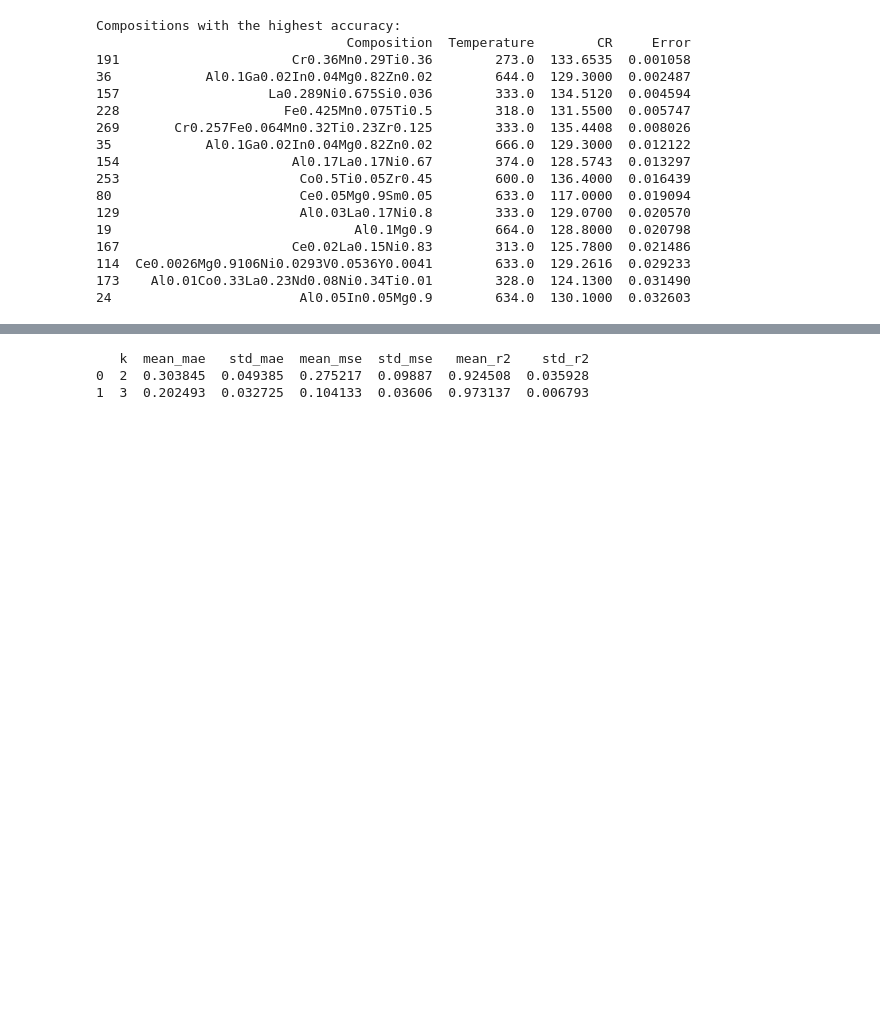
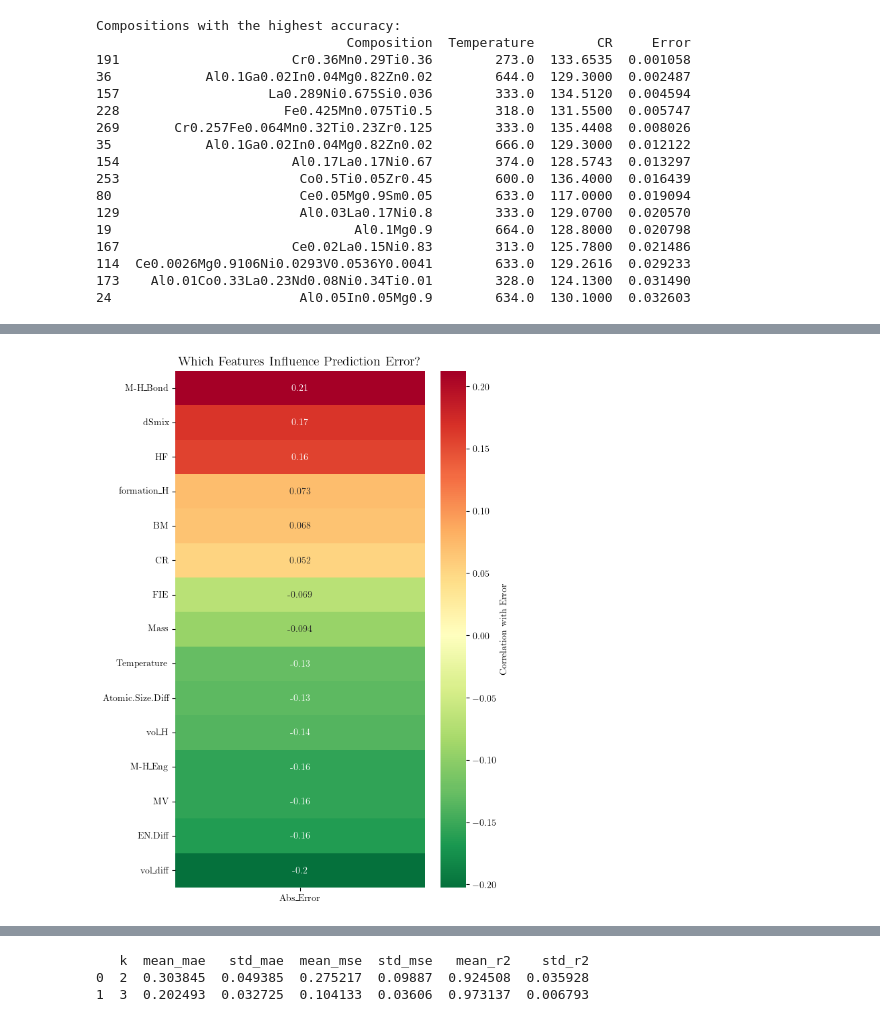
Before and after one commit to catastropiyush/EquiP, a Jupyter notebook: EquiP_Demo.ipynb, the cells around one changed output, grey strips where cells are left out. Saved outputs shown, nothing was run; the diff lists cells and outputs as text; code cells hidden in the pictures; blank space fills up the shorter version.

```diff
--- a/EquiP_Demo.ipynb
+++ b/EquiP_Demo.ipynb
@@ -478,0 +549,28 @@ Compositions with the highest accuracy:
+# %%
+import seaborn as sns
+import matplotlib.pyplot as plt
+
+# 1. Get Absolute Error for the test set
+y_test_pred = kr.predict(X_test)
+abs_error = np.abs(y_test - y_test_pred)
+
+# 2. Prepare the raw feature data
+X_test_raw = scaler.inverse_transform(X_test)
+X_test_raw_df = pd.DataFrame(X_test_raw, columns=Features)
+
+# 3. Add the Error column to the dataframe
+analysis_df = X_test_raw_df.copy()
+analysis_df['Abs_Error'] = abs_error.values
+
+# 4. Calculate Correlation of all features with the Error
+# We want to see how much each feature influences the error magnitude
+error_correlations = analysis_df.corr()[['Abs_Error']].sort_values(by='Abs_Error', ascending=False)
+error_correlations = error_correlations.drop('Abs_Error') # Remove self-correlation
+
+# 5. Plotting the Correlation Heatmap
+plt.figure(figsize=(6, 10))
+sns.heatmap(error_correlations, annot=True, cmap='RdYlGn_r', center=0, cbar_kws={'label': 'Correlation with Error'})
+plt.title('Which Features Influence Prediction Error?', fontsize=14)
+plt.show()
+# %% [output]
+[figure, added]
```
Also changed, not shown: parts of 14 cells of this notebook.
